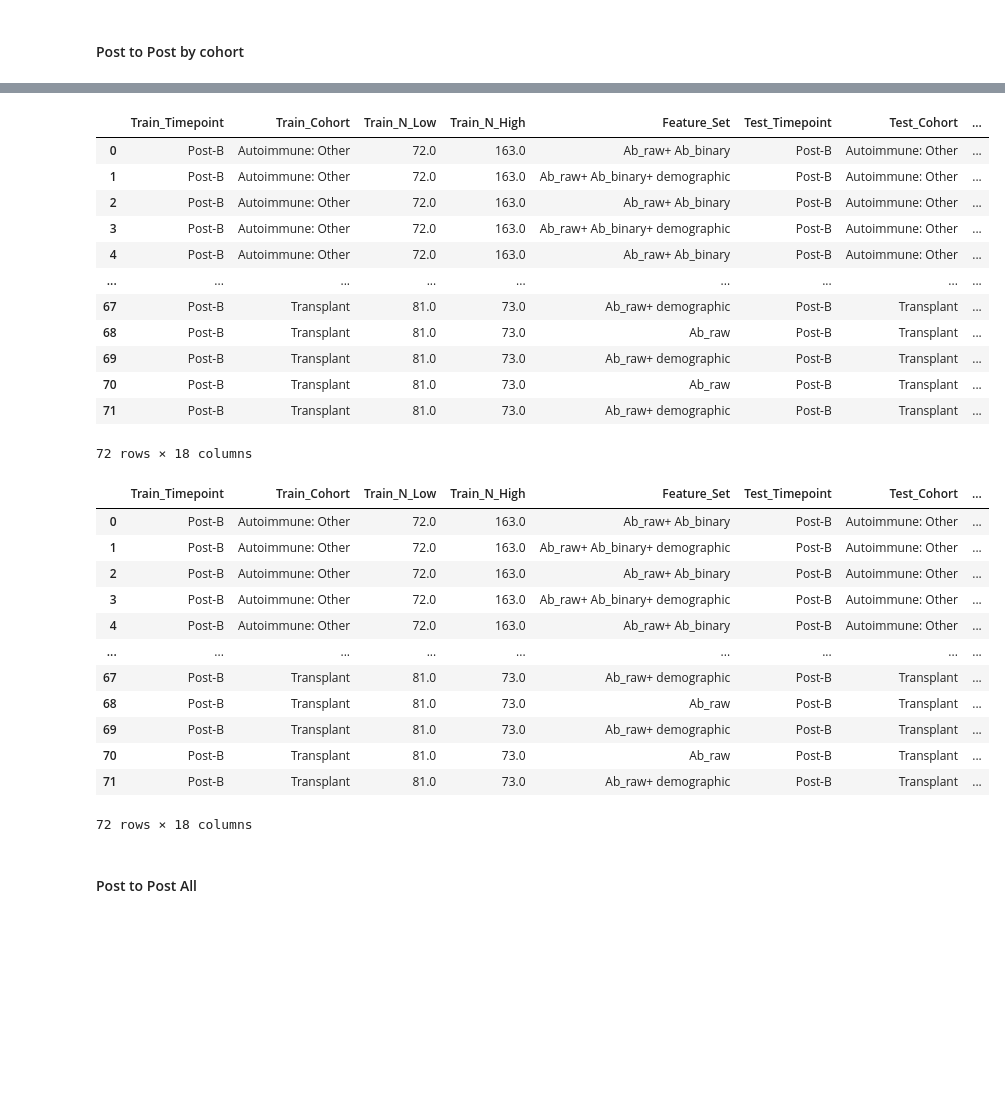
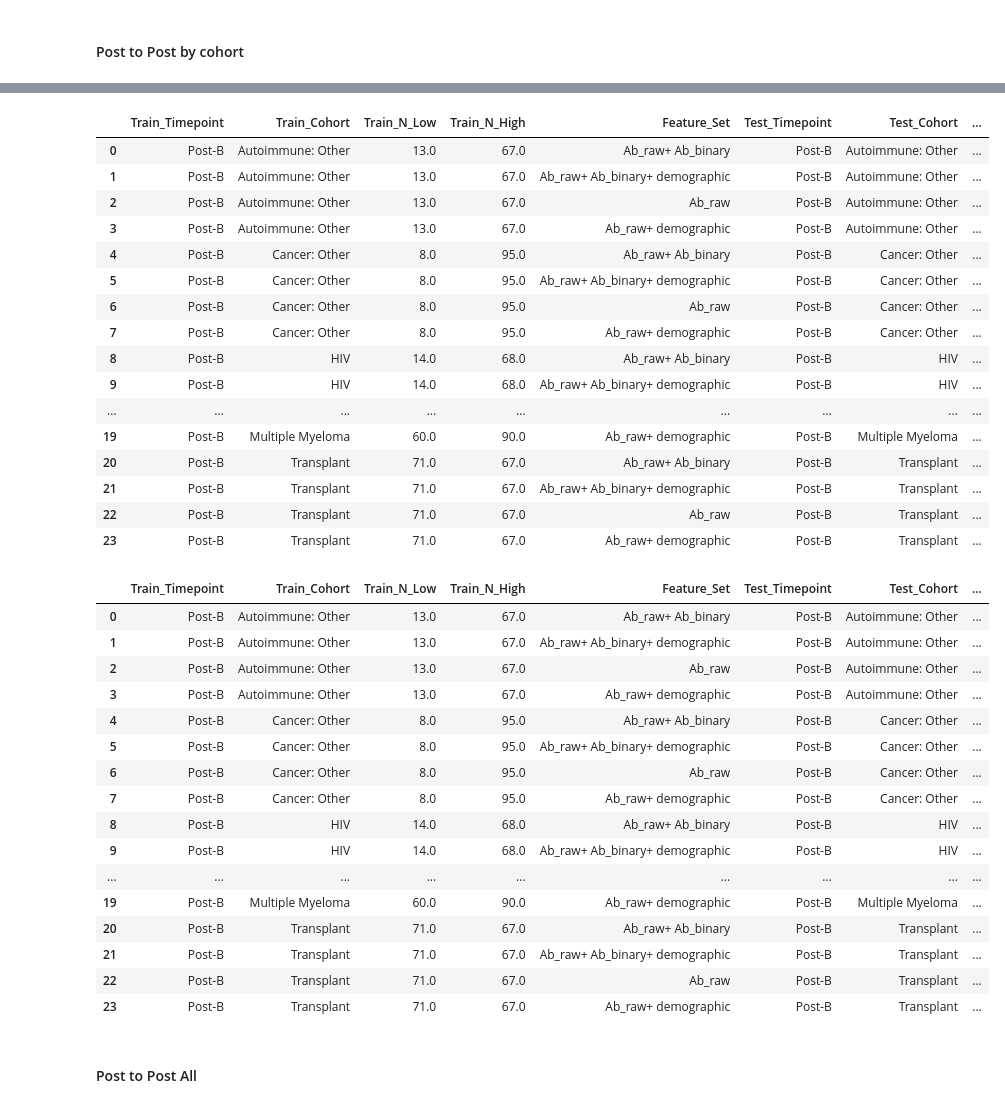
Before and after one commit to Lee-CBG/Leidos, a Jupyter notebook: leidos final.ipynb, the cells around one changed output, grey strips where cells are left out. Saved outputs shown, nothing was run; the diff lists cells and outputs as text; code cells hidden in the pictures; blank space fills up the shorter version.

```diff
--- a/leidos final.ipynb
+++ b/leidos final.ipynb
@@ -26,8 +24,20 @@ for a, b in pd.read_csv('cutoffs.csv').values:
 COHORTS = ['Autoimmune: Other', 'Cancer: Other', 'HIV', 'Healthy Control',
            'IBD', 'Multiple Myeloma', 'Transplant']
 # %%
-with open('final_models.pkl', 'rb') as f:
-    data = pickle.load(f)
+# DIM = 2
+# if DIM != 2:
+#     with open(f'final_models_{DIM}d.pkl', 'rb') as f:
+#         data = pickle.load(f)
+# else:
+#     with open(f'final_models.pkl', 'rb') as f:
+#         data = pickle.load(f)
+# INCLUDE_OTHERS = True
+# %%
+DIM = 2
+with open(f'final_models_2d_pfizer_moderna.pkl', 'rb') as f:
+        data = pickle.load(f)
+
+INCLUDE_OTHERS = False
 # %%
 results_6_excel, results_8_excel = data['dict6'], data['dict8']
 # %%
@@ -88,6 +99,6 @@ agg_df.head()
 5 rows × 34 columns
 # %%
-X, y , emb_list, real_size, encoder = load_6(binary=True, cutoffs=None)
+X, y , emb_list, real_size, encoder = load_6(binary=True, cutoffs=None, include_all_vaccines=INCLUDE_OTHERS)
 counts = {}
 for cohort in COHORTS:
 
@@ -151,63 +162,72 @@ agg_df = agg_df.rename(columns={
     'High Responders Accuracy_std': 'CV_Acc_High_SD',
 })
 
 def update_usage(row):
     usage = row['usage']
     setting = row['setting']
 
     # Case 1: if usage is "Ab raw"
 
     out = 'Ab_raw'
 
     # Case 2: if usage is "Demographic"
     if setting.strip().lower() == 'binary':
         out += '+ Ab_binary'
 
     if usage.strip().lower() == 'demographic':
         out += '+ demographic'
 
     # Case 3: modify further based on 'setting'
 
     if setting.strip().lower() == 'no-cutoff':
         # don't add anything
         pass
 
     return out
 
 # Apply transformation
 agg_df['Feature_Set'] = agg_df.apply(update_usage, axis=1)
-agg_df[['Train_Timepoint', 'Train_Cohort', 'Train_N_Low', 'Train_N_High', 'Feature_Set', 'Test_Timepoint', 'Test_Cohort', 'Test_N_Low' ,'Test_N_High', 'Classifier',	'CV_AUC_Mean', 'CV_AUC_SD',	'CV_Sen_at_80_Spe_Mean', 'CV_Sen_at_80_Spe_SD', 'CV_Acc_Low_Mean', 'CV_Acc_Low_SD',	'CV_Acc_High_Mean',	'CV_Acc_High_SD']]
+out = agg_df[['Train_Timepoint', 'Train_Cohort', 'Train_N_Low', 'Train_N_High', 'Feature_Set', 'Test_Timepoint', 'Test_Cohort', 'Test_N_Low' ,'Test_N_High', 'Classifier',	'CV_AUC_Mean', 'CV_AUC_SD',	'CV_Sen_at_80_Spe_Mean', 'CV_Sen_at_80_Spe_SD', 'CV_Acc_Low_Mean', 'CV_Acc_Low_SD',	'CV_Acc_High_Mean',	'CV_Acc_High_SD']]
+out
 # %% [output]
 |  | Train_Timepoint | Train_Cohort | Train_N_Low | Train_N_High | Feature_Set | Test_Timepoint | Test_Cohort | ... |
-| 0 | Post-B | Autoimmune: Other | 72.0 | 163.0 | Ab_raw+ Ab_binary | Post-B | Autoimmune: Other | ... |
-| 1 | Post-B | Autoimmune: Other | 72.0 | 163.0 | Ab_raw+ Ab_binary+ demographic | Post-B | Autoimmune: Other | ... |
-| 2 | Post-B | Autoimmune: Other | 72.0 | 163.0 | Ab_raw+ Ab_binary | Post-B | Autoimmune: Other | ... |
-| 3 | Post-B | Autoimmune: Other | 72.0 | 163.0 | Ab_raw+ Ab_binary+ demographic | Post-B | Autoimmune: Other | ... |
-| 4 | Post-B | Autoimmune: Other | 72.0 | 163.0 | Ab_raw+ Ab_binary | Post-B | Autoimmune: Other | ... |
+| 0 | Post-B | Autoimmune: Other | 13.0 | 67.0 | Ab_raw+ Ab_binary | Post-B | Autoimmune: Other | ... |
+| 1 | Post-B | Autoimmune: Other | 13.0 | 67.0 | Ab_raw+ Ab_binary+ demographic | Post-B | Autoimmune: Other | ... |
+| 2 | Post-B | Autoimmune: Other | 13.0 | 67.0 | Ab_raw | Post-B | Autoimmune: Other | ... |
+| 3 | Post-B | Autoimmune: Other | 13.0 | 67.0 | Ab_raw+ demographic | Post-B | Autoimmune: Other | ... |
+| 4 | Post-B | Cancer: Other | 8.0 | 95.0 | Ab_raw+ Ab_binary | Post-B | Cancer: Other | ... |
+| 5 | Post-B | Cancer: Other | 8.0 | 95.0 | Ab_raw+ Ab_binary+ demographic | Post-B | Cancer: Other | ... |
+| 6 | Post-B | Cancer: Other | 8.0 | 95.0 | Ab_raw | Post-B | Cancer: Other | ... |
+| 7 | Post-B | Cancer: Other | 8.0 | 95.0 | Ab_raw+ demographic | Post-B | Cancer: Other | ... |
+| 8 | Post-B | HIV | 14.0 | 68.0 | Ab_raw+ Ab_binary | Post-B | HIV | ... |
+| 9 | Post-B | HIV | 14.0 | 68.0 | Ab_raw+ Ab_binary+ demographic | Post-B | HIV | ... |
 | ... | ... | ... | ... | ... | ... | ... | ... | ... |
-| 67 | Post-B | Transplant | 81.0 | 73.0 | Ab_raw+ demographic | Post-B | Transplant | ... |
-| 68 | Post-B | Transplant | 81.0 | 73.0 | Ab_raw | Post-B | Transplant | ... |
-| 69 | Post-B | Transplant | 81.0 | 73.0 | Ab_raw+ demographic | Post-B | Transplant | ... |
-| 70 | Post-B | Transplant | 81.0 | 73.0 | Ab_raw | Post-B | Transplant | ... |
-| 71 | Post-B | Transplant | 81.0 | 73.0 | Ab_raw+ demographic | Post-B | Transplant | ... |
+| 19 | Post-B | Multiple Myeloma | 60.0 | 90.0 | Ab_raw+ demographic | Post-B | Multiple Myeloma | ... |
+| 20 | Post-B | Transplant | 71.0 | 67.0 | Ab_raw+ Ab_binary | Post-B | Transplant | ... |
+| 21 | Post-B | Transplant | 71.0 | 67.0 | Ab_raw+ Ab_binary+ demographic | Post-B | Transplant | ... |
+| 22 | Post-B | Transplant | 71.0 | 67.0 | Ab_raw | Post-B | Transplant | ... |
+| 23 | Post-B | Transplant | 71.0 | 67.0 | Ab_raw+ demographic | Post-B | Transplant | ... |
-72 rows × 18 columns
 # %%
-out.to_csv('final_results/model_performance_summary_v1_revised.csv')
+out.to_csv(f'final_results_{DIM}d/model_performance_summary_v1_revised.csv')
 out
 # %% [output]
 |  | Train_Timepoint | Train_Cohort | Train_N_Low | Train_N_High | Feature_Set | Test_Timepoint | Test_Cohort | ... |
-| 0 | Post-B | Autoimmune: Other | 72.0 | 163.0 | Ab_raw+ Ab_binary | Post-B | Autoimmune: Other | ... |
-| 1 | Post-B | Autoimmune: Other | 72.0 | 163.0 | Ab_raw+ Ab_binary+ demographic | Post-B | Autoimmune: Other | ... |
-| 2 | Post-B | Autoimmune: Other | 72.0 | 163.0 | Ab_raw+ Ab_binary | Post-B | Autoimmune: Other | ... |
-| 3 | Post-B | Autoimmune: Other | 72.0 | 163.0 | Ab_raw+ Ab_binary+ demographic | Post-B | Autoimmune: Other | ... |
-| 4 | Post-B | Autoimmune: Other | 72.0 | 163.0 | Ab_raw+ Ab_binary | Post-B | Autoimmune: Other | ... |
+| 0 | Post-B | Autoimmune: Other | 13.0 | 67.0 | Ab_raw+ Ab_binary | Post-B | Autoimmune: Other | ... |
+| 1 | Post-B | Autoimmune: Other | 13.0 | 67.0 | Ab_raw+ Ab_binary+ demographic | Post-B | Autoimmune: Other | ... |
+| 2 | Post-B | Autoimmune: Other | 13.0 | 67.0 | Ab_raw | Post-B | Autoimmune: Other | ... |
+| 3 | Post-B | Autoimmune: Other | 13.0 | 67.0 | Ab_raw+ demographic | Post-B | Autoimmune: Other | ... |
+| 4 | Post-B | Cancer: Other | 8.0 | 95.0 | Ab_raw+ Ab_binary | Post-B | Cancer: Other | ... |
+| 5 | Post-B | Cancer: Other | 8.0 | 95.0 | Ab_raw+ Ab_binary+ demographic | Post-B | Cancer: Other | ... |
+| 6 | Post-B | Cancer: Other | 8.0 | 95.0 | Ab_raw | Post-B | Cancer: Other | ... |
+| 7 | Post-B | Cancer: Other | 8.0 | 95.0 | Ab_raw+ demographic | Post-B | Cancer: Other | ... |
+| 8 | Post-B | HIV | 14.0 | 68.0 | Ab_raw+ Ab_binary | Post-B | HIV | ... |
+| 9 | Post-B | HIV | 14.0 | 68.0 | Ab_raw+ Ab_binary+ demographic | Post-B | HIV | ... |
 | ... | ... | ... | ... | ... | ... | ... | ... | ... |
-| 67 | Post-B | Transplant | 81.0 | 73.0 | Ab_raw+ demographic | Post-B | Transplant | ... |
-| 68 | Post-B | Transplant | 81.0 | 73.0 | Ab_raw | Post-B | Transplant | ... |
-| 69 | Post-B | Transplant | 81.0 | 73.0 | Ab_raw+ demographic | Post-B | Transplant | ... |
-| 70 | Post-B | Transplant | 81.0 | 73.0 | Ab_raw | Post-B | Transplant | ... |
-| 71 | Post-B | Transplant | 81.0 | 73.0 | Ab_raw+ demographic | Post-B | Transplant | ... |
+| 19 | Post-B | Multiple Myeloma | 60.0 | 90.0 | Ab_raw+ demographic | Post-B | Multiple Myeloma | ... |
+| 20 | Post-B | Transplant | 71.0 | 67.0 | Ab_raw+ Ab_binary | Post-B | Transplant | ... |
+| 21 | Post-B | Transplant | 71.0 | 67.0 | Ab_raw+ Ab_binary+ demographic | Post-B | Transplant | ... |
+| 22 | Post-B | Transplant | 71.0 | 67.0 | Ab_raw | Post-B | Transplant | ... |
+| 23 | Post-B | Transplant | 71.0 | 67.0 | Ab_raw+ demographic | Post-B | Transplant | ... |
-72 rows × 18 columns
 # %% [markdown]
 #### Post to Post All
 # %%
```
Also changed, not shown: parts of 60 cells of this notebook.
